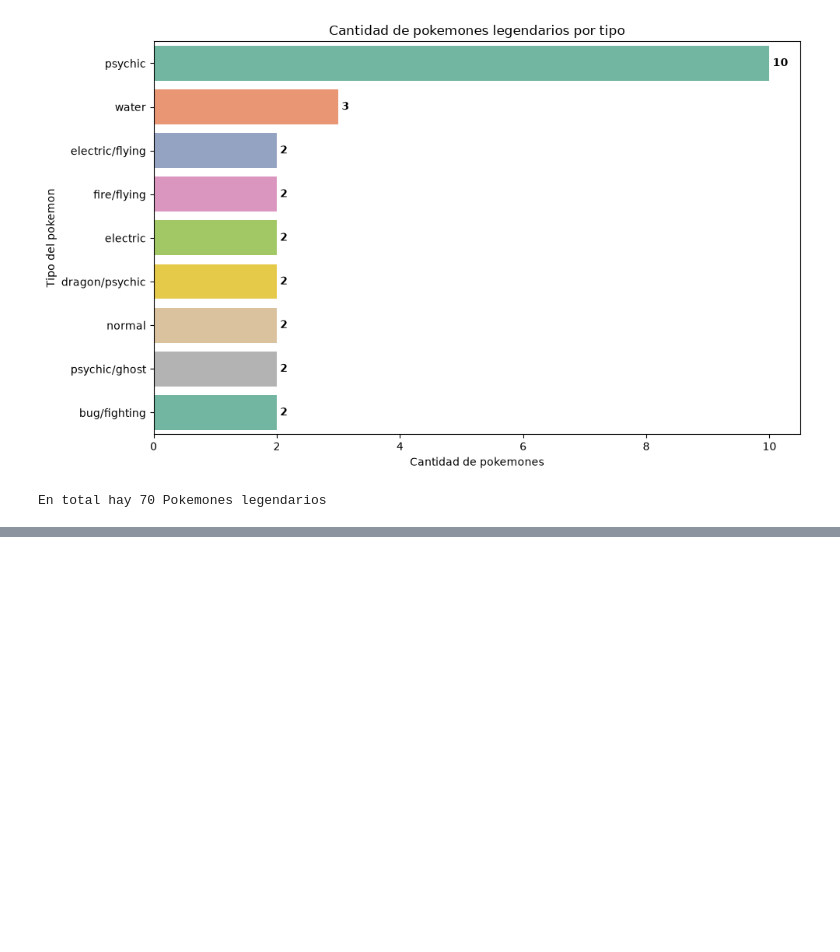
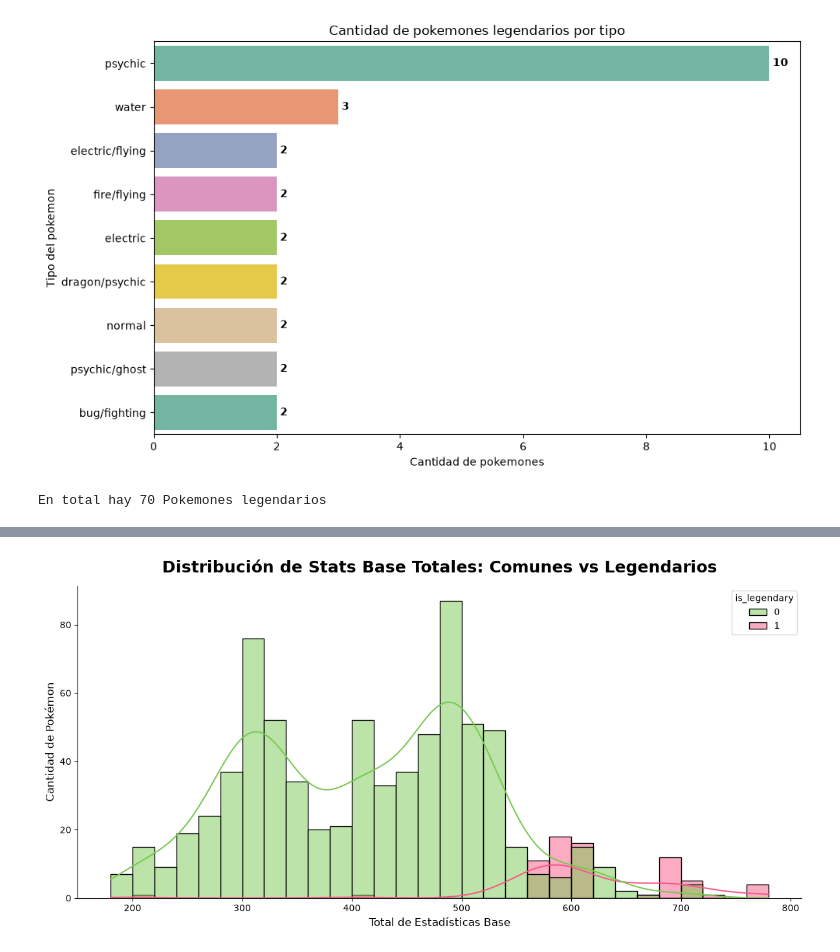
Before and after one commit to keitzeta/Pokemon-Inference-Classification-Outcomes, a Jupyter notebook: Pokemon.ipynb, the cells around one changed output, grey strips where cells are left out. Saved outputs shown, nothing was run; the diff lists cells and outputs as text; code cells hidden in the pictures; blank space fills up the shorter version.

```diff
--- a/Pokemon.ipynb
+++ b/Pokemon.ipynb
@@ -304,0 +402,26 @@ En total hay 70 Pokemones legendarios
+# %%
+plt.figure(figsize=(12, 6))
+
+# Creamos el histograma para la columna 'base_total'
+# hue='is_legendary' separa los colores automáticamente
+# kde=True dibuja la línea de tendencia suavizada
+sns.histplot(data=PokemonSet,
+             x='base_total',
+             hue='is_legendary',
+             palette={0: '#7AC852', 1: '#F85887'}, # Verde (Comunes) y Rosa (Legendarios)
+             kde=True,
+             bins=30,
+             alpha=0.5)
+
+# Estilos y textos
+plt.title("Distribución de Stats Base Totales: Comunes vs Legendarios", fontsize=18, weight='bold', pad=15)
+plt.xlabel("Total de Estadísticas Base", fontsize=12)
+plt.ylabel("Cantidad de Pokémon", fontsize=12)
+
+# Desactivar bordes innecesarios para mayor limpieza
+sns.despine()
+
+plt.tight_layout()
+plt.show()
+# %% [output]
+[figure, added]
```
Also changed, not shown: parts of 9 cells of this notebook, 1 other file.
